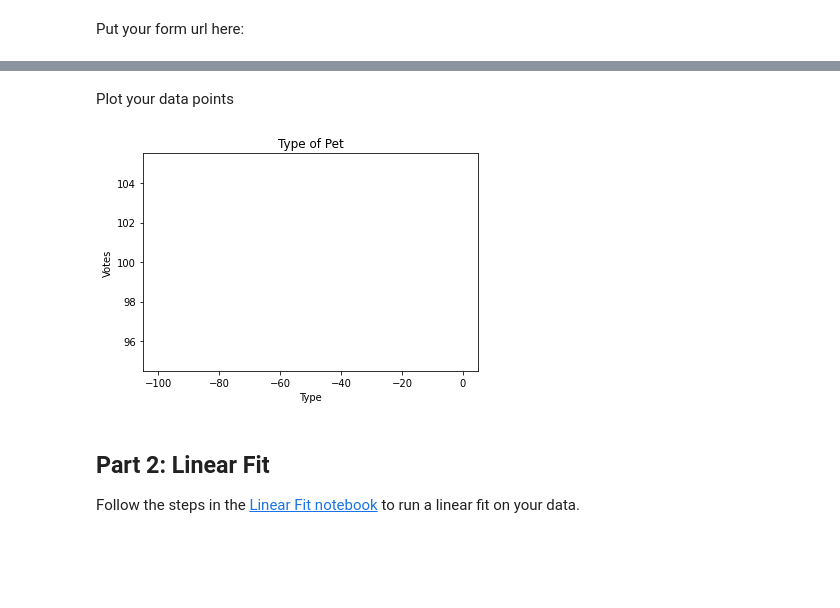
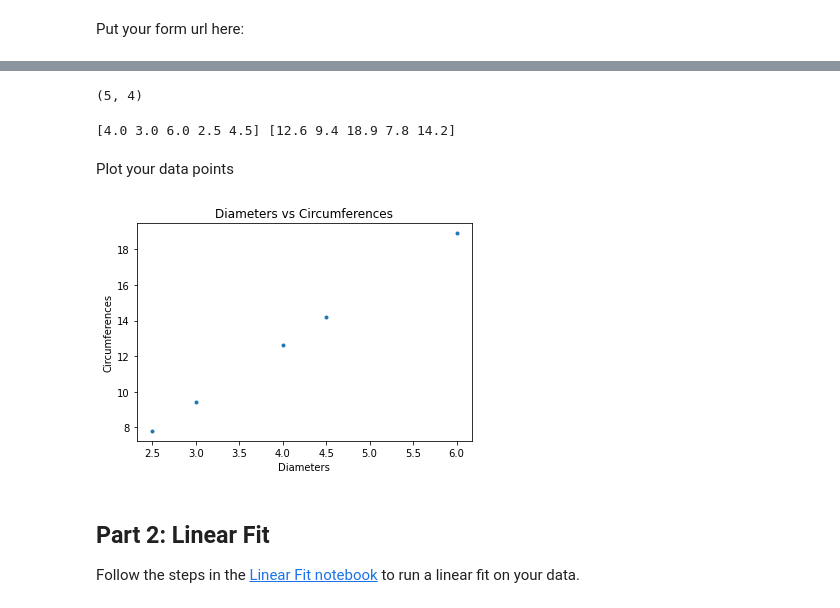
Before and after one commit to lexiwellen/Data-Science, a Jupyter notebook: Wellen,_Lexi_Stats_Midterm.ipynb, the cells around one changed output, grey strips where cells are left out. Saved outputs shown, nothing was run; the diff lists cells and outputs as text; code cells hidden in the pictures; blank space fills up the shorter version.

```diff
--- a/Wellen,_Lexi_Stats_Midterm.ipynb
+++ b/Wellen,_Lexi_Stats_Midterm.ipynb
@@ -38,7 +38,7 @@ Put your form url here:
 # %%
 #this is where you upload the spreadsheet url from the google form
 # %%
-url = 'https://docs.google.com/spreadsheets/d/1P6_AW3BKMdp3eGLnHiwEntEpIQcNoceib21JL955rVY/edit#gid=2143281340'
+url = 'https://docs.google.com/spreadsheets/d/1V6_69zbhSH--kKFZZw4XTcYrxNR1OxLzYDhykUKCips/edit?usp=sharing'
 # %%
 # this is how you ask the computer to retreive the data
 # %%
@@ -53,16 +56,26 @@ diameters = 5
+# %%
+data.shape
+# %% [output]
+(5, 4)
+# %%
+diameters = data[:,2]
+circumferences = data[:,3]
+print(diameters, circumferences)
+# %% [output]
+[4.0 3.0 6.0 2.5 4.5] [12.6 9.4 18.9 7.8 14.2]
 # %% [markdown]
 Plot your data points
 # %%
 # this is used to define the name of your x and y axis for the chart
 # %%
-plt.title("Type of Pet")
+plt.title("Diameters vs Circumferences")
 
-plt.xlabel( 'Type' )
-plt.ylabel( 'Votes' )
+plt.xlabel( 'Diameters' )
+plt.ylabel( 'Circumferences' )
 
-plt.plot(-100,100,100);
+plt.plot(diameters, circumferences, '.');
 # %% [output]
-[figure, old version]
+[figure, new version]
 # %% [markdown]
 ## Part 2: Linear Fit
 
```
Also changed, not shown: parts of 13 cells of this notebook.
